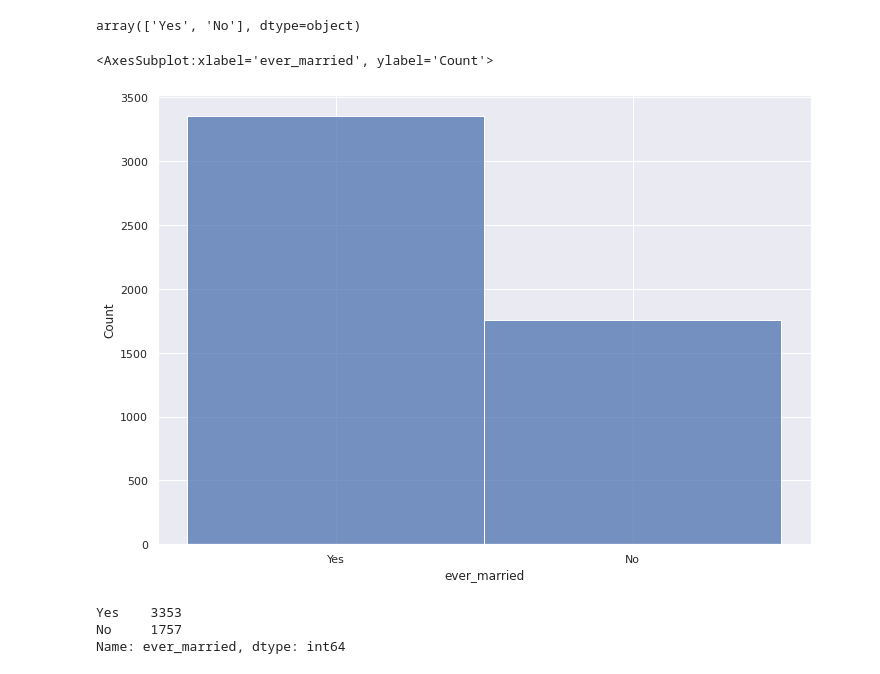
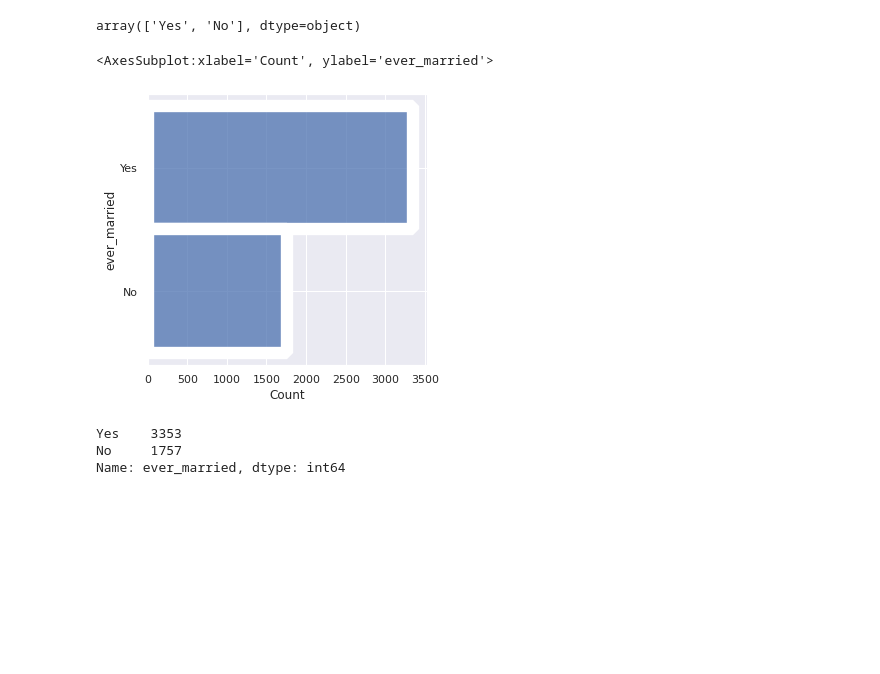
Before and after one commit to magistery-tps/aa-tp1, a Jupyter notebook: notebooks/tp1.ipynb, the cells around one changed output. Drawn from its saved outputs; the diff is of its cells as text; code cells hidden in the pictures; blank space fills up the shorter version.

```diff
--- a/notebooks/tp1.ipynb
+++ b/notebooks/tp1.ipynb
@@ -11,7 +12,8 @@ from sklearn.impute import IterativeImputer
 Configuracion común:
 # %%
 sns.set(style="darkgrid")
-sns.set(rc={'figure.figsize':(11.7,8.27)})
+tiny_size = lambda: sns.set(rc={'figure.figsize':(5,5)})
+normal_size = lambda: sns.set(rc={'figure.figsize':(10, 6)})
 # %% [markdown]
 ## Pasos
 # %% [markdown]
@@ -131,10 +131,11 @@ dataset['ever_married'].unique()
 # %% [output]
 array(['Yes', 'No'], dtype=object)
 # %%
-sns.histplot(data=dataset, x='ever_married')
+tiny_size()
+sns.histplot(data=dataset, y='ever_married')
 # %% [output]
-<AxesSubplot:xlabel='ever_married', ylabel='Count'>
+<AxesSubplot:xlabel='Count', ylabel='ever_married'>
-[figure, old version]
+[figure, new version]
 # %%
 dataset['ever_married'].value_counts()
 # %% [output]
```
Also changed, not shown: parts of 39 cells of this notebook.
